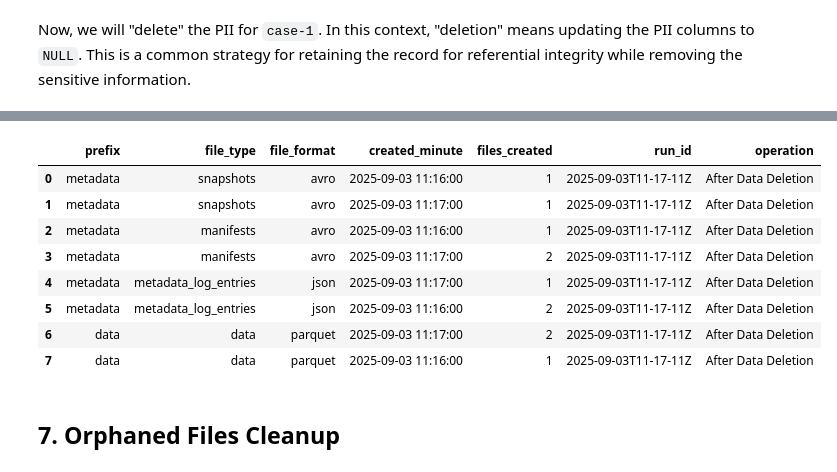
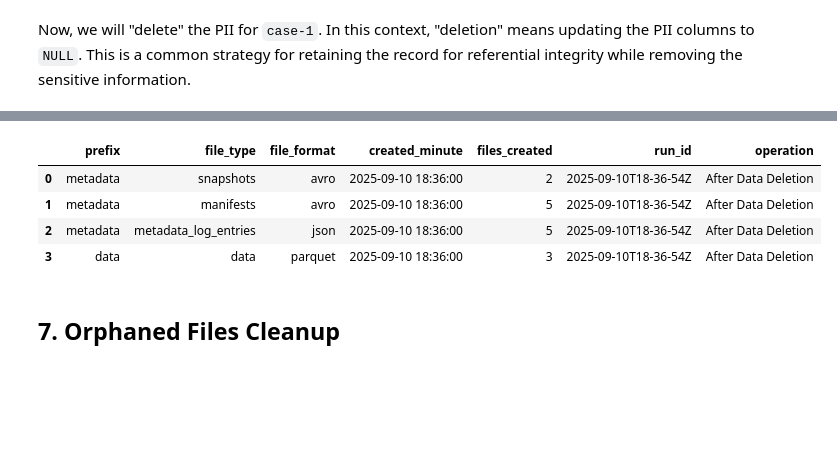
Before and after one commit to datagero/demo-iceberg-permanent-delete, a Jupyter notebook: notebooks/iceberg_pii_deletion_demo.ipynb, the cells around one changed output, grey strips where cells are left out. Saved outputs shown, nothing was run; the diff lists cells and outputs as text; code cells hidden in the pictures; blank space fills up the shorter version.

```diff
--- a/notebooks/iceberg_pii_deletion_demo.ipynb
+++ b/notebooks/iceberg_pii_deletion_demo.ipynb
@@ -778,7 +493,7 @@ Even though the snapshots are gone, the underlying Parquet files containing the
 # Check files before VACUUM
 print("=== Before VACUUM (Rewrite Data Files) ===")
 all_previous = all_current.copy(deep=True)
-_, _, all_current = summarize_files(table_base_path, "Before VACUUM")
+_, _, all_current = summarize_files(spark, table_base_path, "Before VACUUM")
 
 # Run VACUUM (rewrite_data_files)
 print("\n=== Running VACUUM (Rewrite Data Files) ===")
@@ -789,7 +504,7 @@ result.show()
 # Check files after VACUUM
 print("\n=== After VACUUM (Rewrite Data Files) ===")
 all_previous = all_current.copy(deep=True)
-_, _, all_current = summarize_files(table_base_path, "After VACUUM")
+_, _, all_current = summarize_files(spark, table_base_path, "After VACUUM")
 
 # Show the difference
 print("\n=== File Summary Comparison (After VACUUM) ===")
@@ -874,7 +656,7 @@ delete_pii('case-1')
 # %%
 # Check files after data deletion (updates)
 all_previous = all_current.copy(deep=True)
-_, _, all_current = summarize_files(table_base_path, "After Data Deletion")
+_, _, all_current = summarize_files(spark, table_base_path, "After Data Deletion")
 all_current
 # %% [output]
 --- File Summary (After Data Deletion) ---
@@ -897,12 +681,8 @@ Metadata file summary:
 |  | prefix | file_type | file_format | created_minute | files_created | run_id | operation |
-| 0 | metadata | snapshots | avro | 2025-09-03 11:16:00 | 1 | 2025-09-03T11-17-11Z | After Data Deletion |
-| 1 | metadata | snapshots | avro | 2025-09-03 11:17:00 | 1 | 2025-09-03T11-17-11Z | After Data Deletion |
-| 2 | metadata | manifests | avro | 2025-09-03 11:16:00 | 1 | 2025-09-03T11-17-11Z | After Data Deletion |
-| 3 | metadata | manifests | avro | 2025-09-03 11:17:00 | 2 | 2025-09-03T11-17-11Z | After Data Deletion |
-| 4 | metadata | metadata_log_entries | json | 2025-09-03 11:17:00 | 1 | 2025-09-03T11-17-11Z | After Data Deletion |
-| 5 | metadata | metadata_log_entries | json | 2025-09-03 11:16:00 | 2 | 2025-09-03T11-17-11Z | After Data Deletion |
-| 6 | data | data | parquet | 2025-09-03 11:17:00 | 2 | 2025-09-03T11-17-11Z | After Data Deletion |
-| 7 | data | data | parquet | 2025-09-03 11:16:00 | 1 | 2025-09-03T11-17-11Z | After Data Deletion |
+| 0 | metadata | snapshots | avro | 2025-09-10 18:36:00 | 2 | 2025-09-10T18-36-54Z | After Data Deletion |
+| 1 | metadata | manifests | avro | 2025-09-10 18:36:00 | 5 | 2025-09-10T18-36-54Z | After Data Deletion |
+| 2 | metadata | metadata_log_entries | json | 2025-09-10 18:36:00 | 5 | 2025-09-10T18-36-54Z | After Data Deletion |
+| 3 | data | data | parquet | 2025-09-10 18:36:00 | 3 | 2025-09-10T18-36-54Z | After Data Deletion |
 # %% [markdown]
 ## 7. Orphaned Files Cleanup
 # %% [markdown]
```
Also changed, not shown: parts of 60 cells of this notebook, 8 other files.
